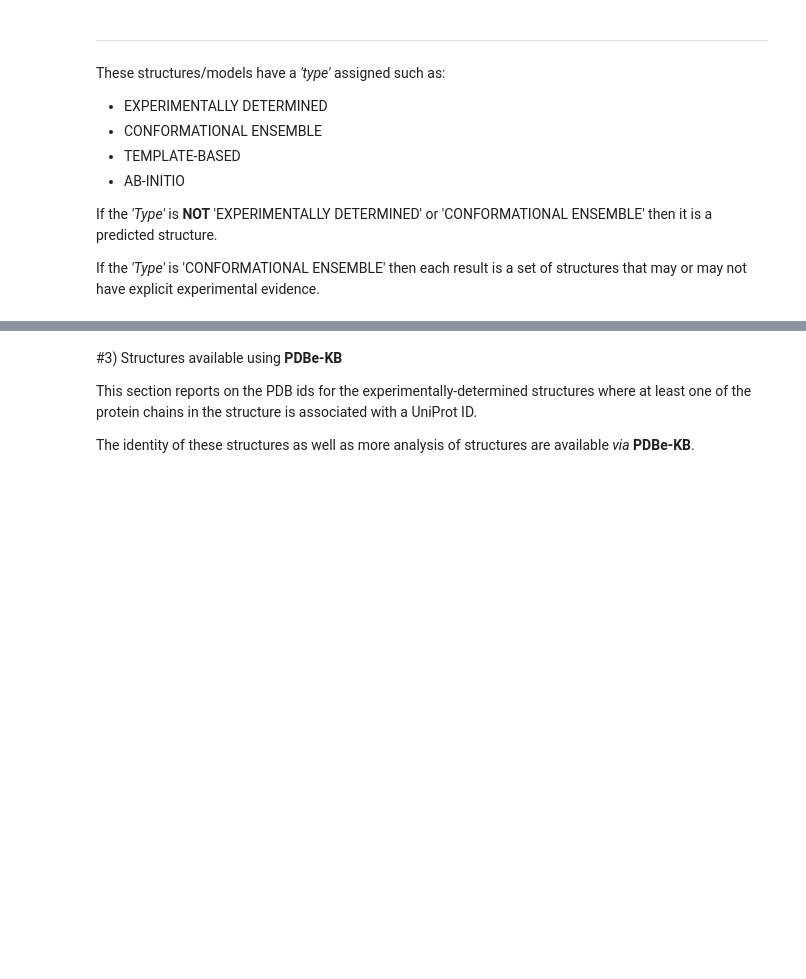
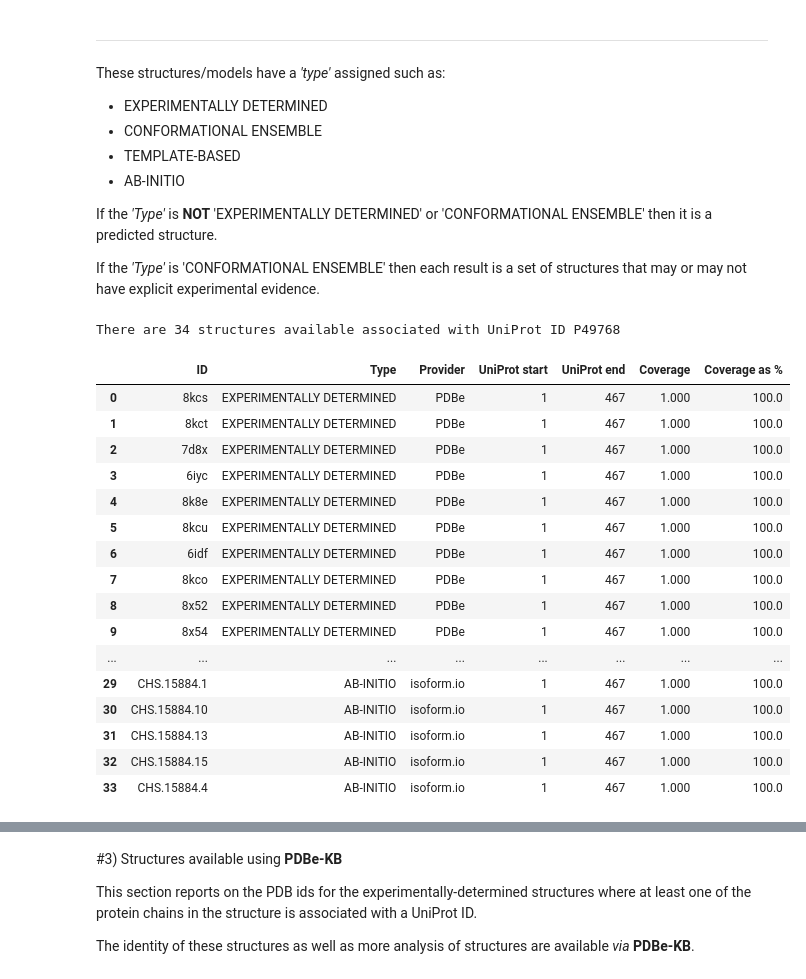
Before and after one commit to PDBeurope/pdbe-notebooks, a Jupyter notebook: variants_embl-ebi_july2025/01_structures_availability.ipynb, the cells around one changed output, grey strips where cells are left out. Drawn from its saved outputs; the diff is of its cells as text; code cells hidden in the pictures; blank space fills up the shorter version.

```diff
--- a/variants_embl-ebi_july2025/01_structures_availability.ipynb
+++ b/variants_embl-ebi_july2025/01_structures_availability.ipynb
@@ -629,17 +656,36 @@ If the *'Type'* is 'CONFORMATIONAL ENSEMBLE' then each result is a set of struct
 # %%
 #@title 2.1.  Get predicted structures, as well as experimentally determined structures associated with a UniProt ID
 #@markdown  In this sub-section you will be able to retrieve BOTH predicted structures, as well as experimentally determined structures associated with an Uniprot accession ID.
 #@markdown  <br>
 #@markdown  <br>
 #@markdown  With 3D-Beacons there are options to search based on sequence and Ensembl id as well.
 #@markdown  <br>
 #@markdown  <br>
 
 #Run this code to display the widget
-UniProt_ID = "" #@param {type:"string"}
+UniProt_ID = "P49768" #@param {type:"string"}
 
 #Run this code to perform a API call and load result into a DataFrame
 displaying_3dbeacon_summary(UniProt_ID)
+# %% [output]
+There are 34 structures available associated with UniProt ID P49768
+|  | ID | Type | Provider | UniProt start | UniProt end | Coverage | Coverage as % |
+| 0 | 8kcs | EXPERIMENTALLY DETERMINED | PDBe | 1 | 467 | 1.000 | 100.0 |
+| 1 | 8kct | EXPERIMENTALLY DETERMINED | PDBe | 1 | 467 | 1.000 | 100.0 |
+| 2 | 7d8x | EXPERIMENTALLY DETERMINED | PDBe | 1 | 467 | 1.000 | 100.0 |
+| 3 | 6iyc | EXPERIMENTALLY DETERMINED | PDBe | 1 | 467 | 1.000 | 100.0 |
+| 4 | 8k8e | EXPERIMENTALLY DETERMINED | PDBe | 1 | 467 | 1.000 | 100.0 |
+| 5 | 8kcu | EXPERIMENTALLY DETERMINED | PDBe | 1 | 467 | 1.000 | 100.0 |
+| 6 | 6idf | EXPERIMENTALLY DETERMINED | PDBe | 1 | 467 | 1.000 | 100.0 |
+| 7 | 8kco | EXPERIMENTALLY DETERMINED | PDBe | 1 | 467 | 1.000 | 100.0 |
+| 8 | 8x52 | EXPERIMENTALLY DETERMINED | PDBe | 1 | 467 | 1.000 | 100.0 |
+| 9 | 8x54 | EXPERIMENTALLY DETERMINED | PDBe | 1 | 467 | 1.000 | 100.0 |
+| ... | ... | ... | ... | ... | ... | ... | ... |
+| 29 | CHS.15884.1 | AB-INITIO | isoform.io | 1 | 467 | 1.000 | 100.0 |
+| 30 | CHS.15884.10 | AB-INITIO | isoform.io | 1 | 467 | 1.000 | 100.0 |
+| 31 | CHS.15884.13 | AB-INITIO | isoform.io | 1 | 467 | 1.000 | 100.0 |
+| 32 | CHS.15884.15 | AB-INITIO | isoform.io | 1 | 467 | 1.000 | 100.0 |
+| 33 | CHS.15884.4 | AB-INITIO | isoform.io | 1 | 467 | 1.000 | 100.0 |
 # %%
 #@title 2.2. Get predicted / theoretical structural data only
 #@markdown  In this sub-section you will be able to retrieve predicted / theoretical structures associated with an Uniprot accession ID.
```
Also changed, not shown: parts of 27 cells of this notebook.
